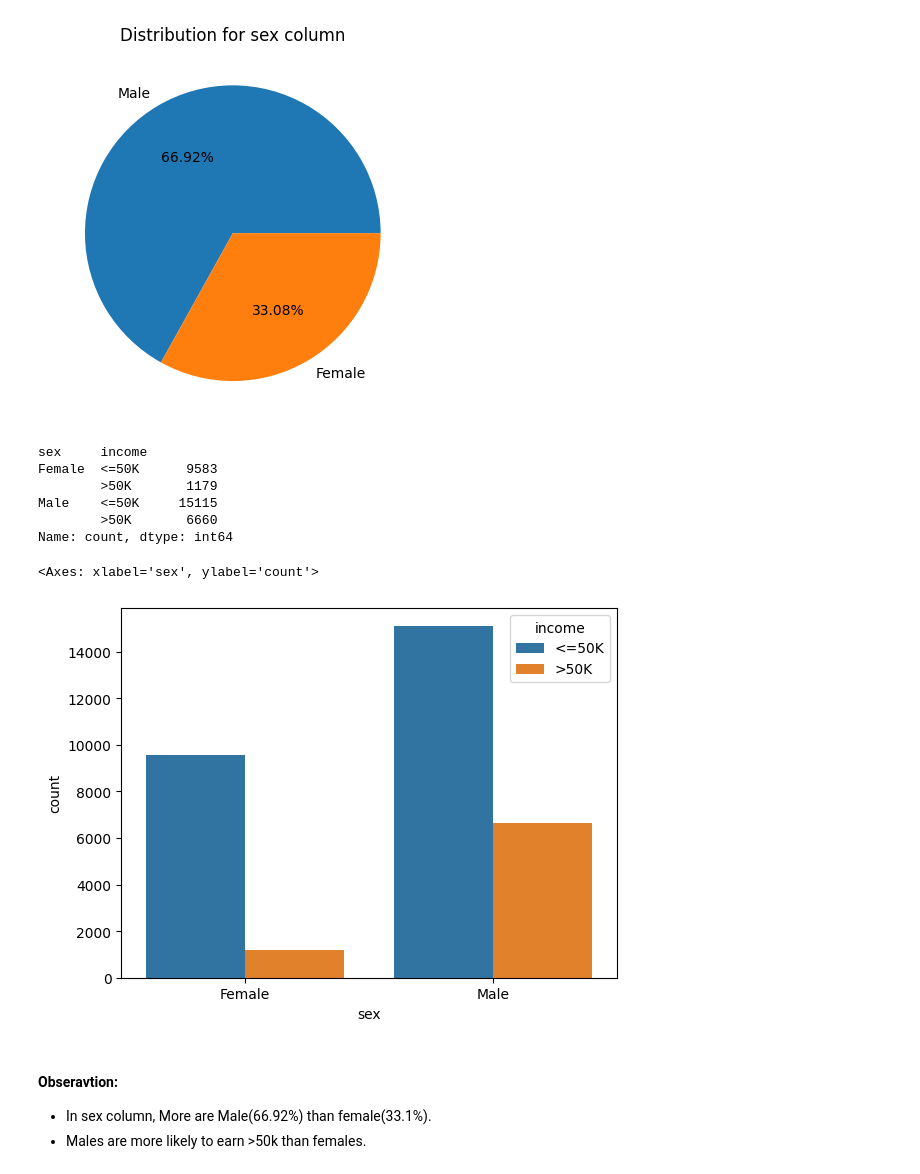
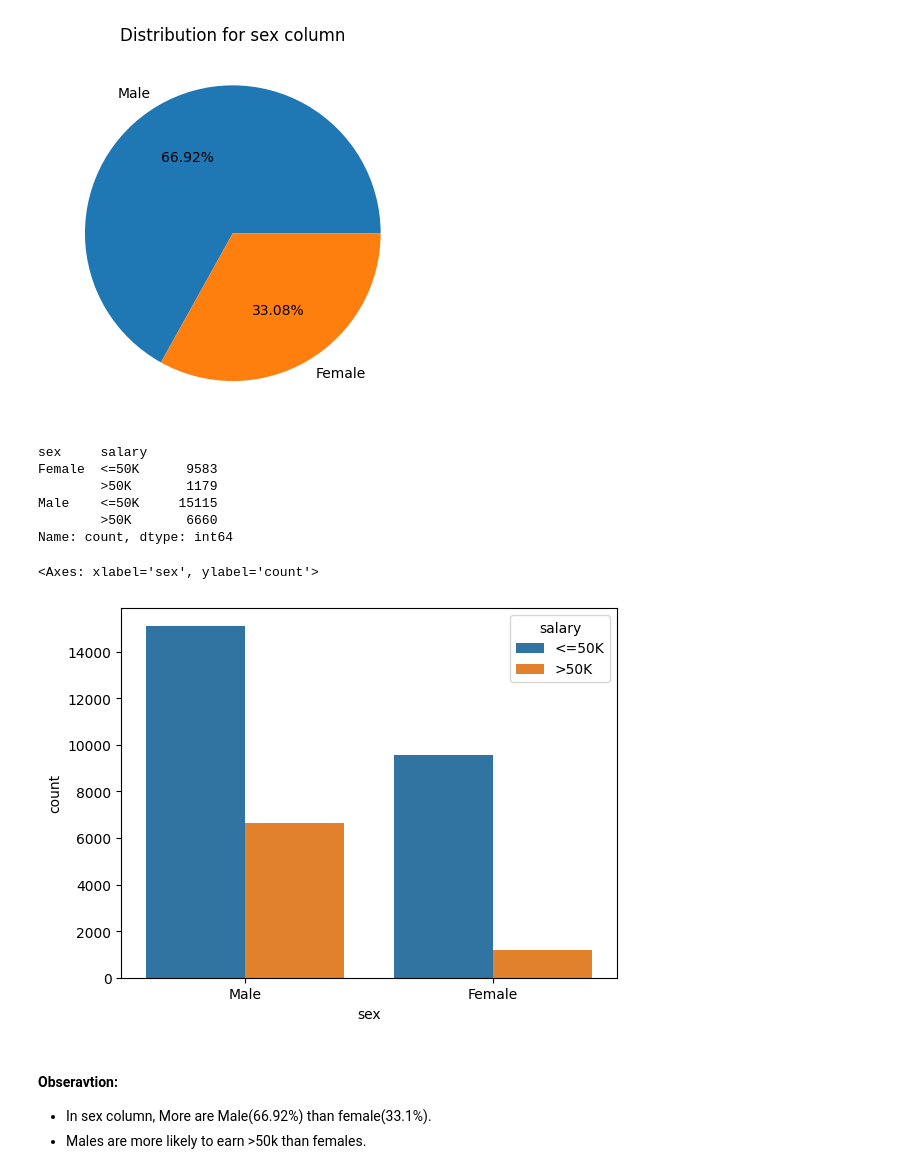
Before and after one commit to sandeepbandi924/Census_Income_Prediction, a Jupyter notebook: notebook/EDA.ipynb, the cells around one changed output. Cells and saved outputs as stored; diff of their text form; code cells hidden in the pictures.

```diff
--- a/notebook/EDA.ipynb
+++ b/notebook/EDA.ipynb
@@ -33,7 +33,7 @@ import seaborn as sns
 # %%
 #Reading the Dataset using pandas
 
-df = pd.read_csv('data/census_income.csv')
+df = pd.read_csv('data/adult.csv')
 # %%
 #Reading first five rows using Head
 
@@ -400,22 +418,22 @@ plt.show()
 # %% [output]
 [figure]
 # %%
-#Realtionship between sex and Income
+#Realtionship between sex and Salary
 
-sex_income = df.groupby('sex')['income']
+sex_income = df.groupby('sex')['salary']
 sex_income.value_counts()
 # %% [output]
-sex     income
+sex     salary
 Female  <=50K      9583
         >50K       1179
 Male    <=50K     15115
         >50K       6660
 Name: count, dtype: int64
 # %%
-sns.countplot(df,x='sex',hue='income')
+sns.countplot(df,x='sex',hue='salary')
 # %% [output]
 <Axes: xlabel='sex', ylabel='count'>
-[figure, old version]
+[figure, new version]
 # %% [markdown]
 #### Obseravtion:
 - In sex column, More are Male(66.92%) than female(33.1%).
```
Also changed, not shown: parts of 37 cells of this notebook, 10 other files.
